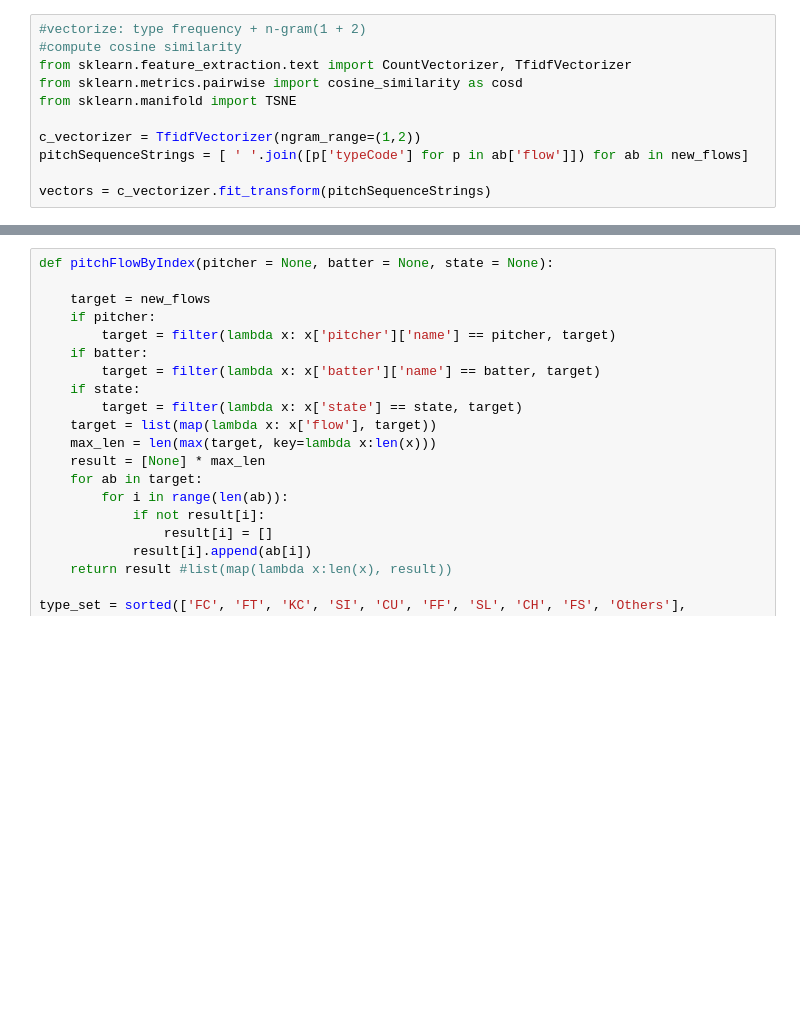
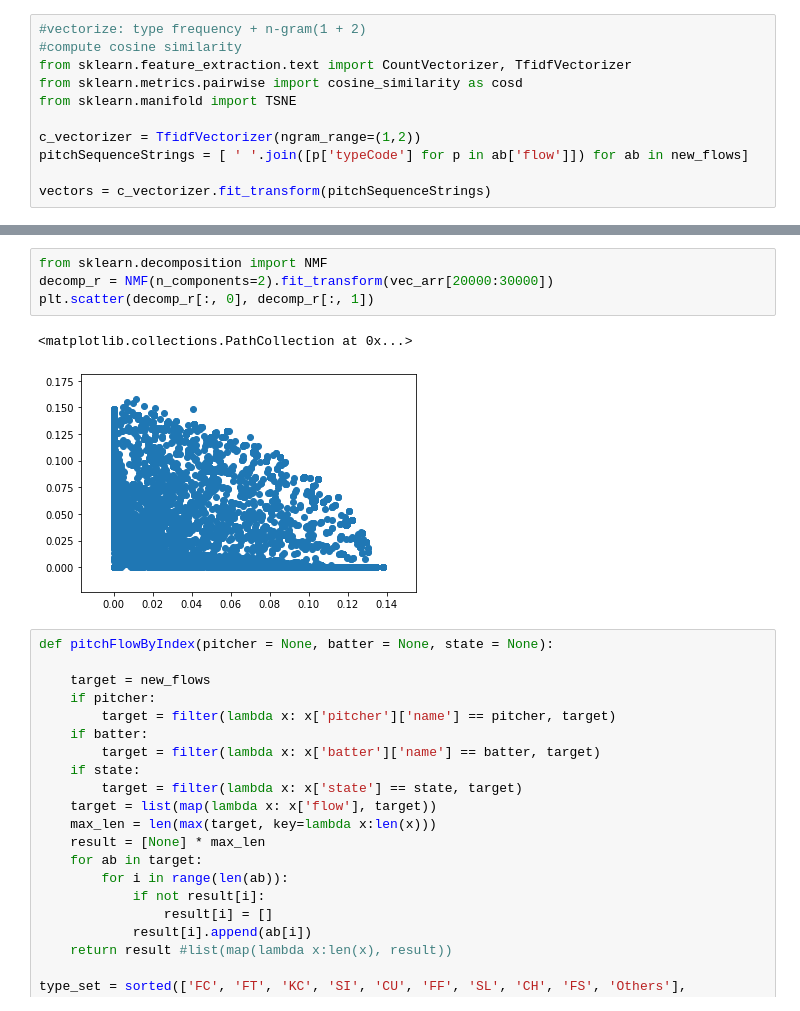
Before and after one commit to rootsofworld/mlb-pitcher-sequence, a Jupyter notebook: pitch_analysis.ipynb, the cells around one changed output, grey strips where cells are left out. Saved outputs shown, nothing was run; the diff lists cells and outputs as text; blank space fills up the shorter version.

```diff
--- a/pitch_analysis.ipynb
+++ b/pitch_analysis.ipynb
@@ -336,3 +364,10 @@ plt.scatter(embd[:, 0], embd[:, 1])
+# %%
+from sklearn.decomposition import NMF
+decomp_r = NMF(n_components=2).fit_transform(vec_arr[20000:30000])
+plt.scatter(decomp_r[:, 0], decomp_r[:, 1])
+# %% [output]
+<matplotlib.collections.PathCollection at 0x...>
+[figure, added]
 # %%
 def pitchFlowByIndex(pitcher = None, batter = None, state = None):
 
```
Also changed, not shown: parts of 10 cells of this notebook.
